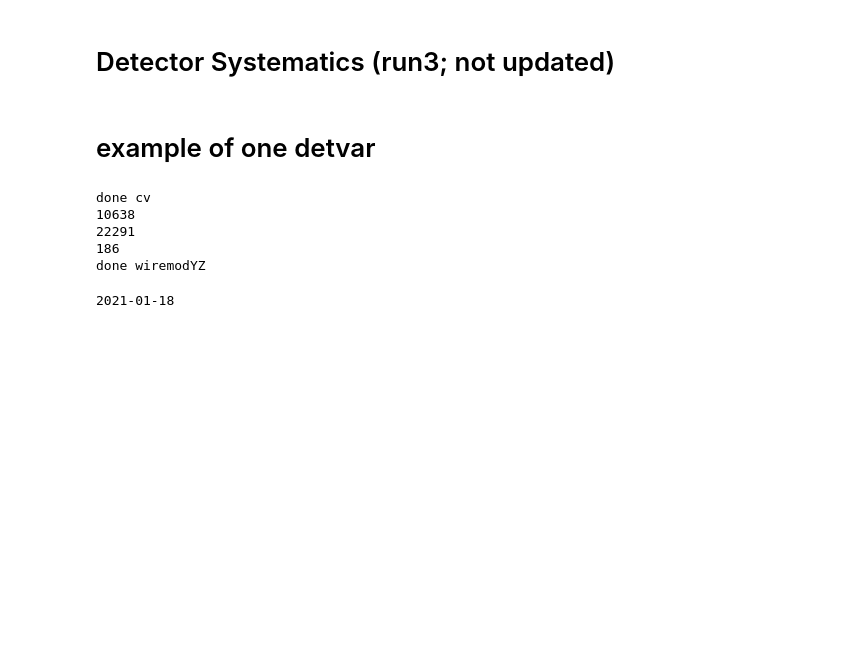
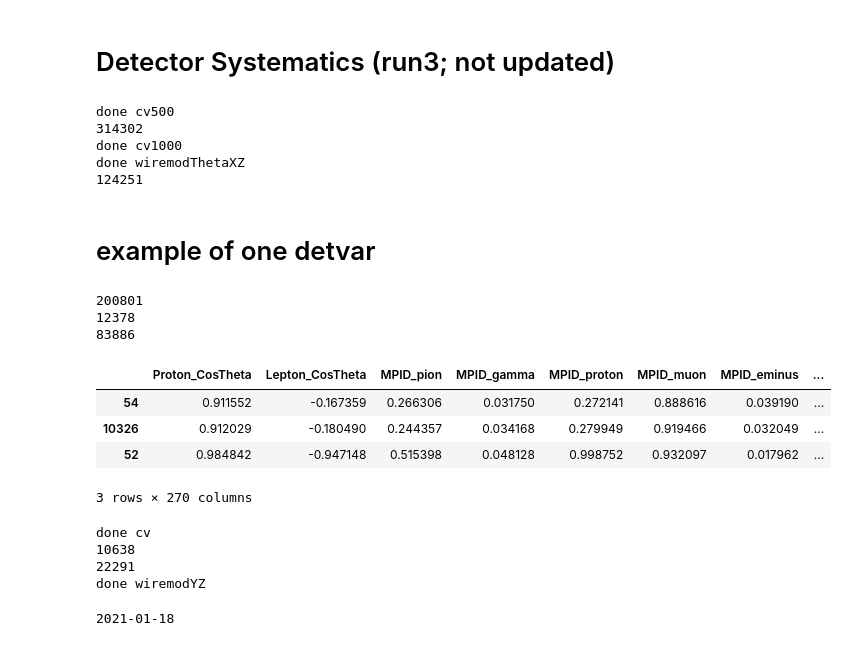
Before and after one commit to LArbys/1L1PSelection, a Jupyter notebook: Notebooks/PickleSamples-FinalFiles.ipynb, the cells around one changed output. Cells and saved outputs as stored; diff of their text form; code cells hidden in the pictures; blank space fills up the shorter version.

Commit message:
Changed to take non-overlapping events, and POT normalizing, fixed some small bugs

```diff
--- a/Notebooks/PickleSamples-FinalFiles.ipynb
+++ b/Notebooks/PickleSamples-FinalFiles.ipynb
@@ -22,6 +22,7 @@ dumpfolder = '../PlotDumps'
 
 RSE  = ['run','subrun','event']
 RSEV = ['run','subrun','event','vtxid']
+RSECV = ['run','subrun','event',"isCV"]
 
 #with open('/home/dcianci/Physics/1e1p/1mu1pSelection/bdtweight_series4_Sept16_run1.pickle','rb') as handle: bkgBDT_run1 = pickle.load(handle)          # Load BDT weights for 1mu1p background differentiation
 #with open('/home/dcianci/Physics/1e1p/1mu1pSelection/bdtweight_series4_Sept16_run2.pickle','rb') as handle: bkgBDT_run2 = pickle.load(handle)          # Load BDT weights for 1mu1p background differentiation
@@ -518,5 +525,56 @@ def passPrecut(row):
     #precuts ='PassSimpleCuts == 1 and ChargeNearTrunk > 0 and FailedBoost != 1 and OpenAng > .5 and '
     #s_precut = orthogonalcut + ' and ' + precuts
     return (row['PassSimpleCuts'] == 1 and row['ChargeNearTrunk'] > 0 and row['FailedBoost'] != 1 and row['OpenAng'] > .5 and row['MaxShrFrac'] < .2)
+# %%
+df_mc_cvweight_500 = read_root('%s/weights_forCV_v48_Sep24_bnb_nu_DetVar_run3.root'%auxfolder)
+df_mc_cvweight_1000 = read_root('%s/weights_forCV_v48_Sep24_bnb_nu_run3.root'%auxfolder)
+#print('!!!!!!!!!!!!!!!!!!!!!!!!!!!!!')
+#print(df_mc_cvweight_1000)
+df_cv_500 = read_root('%s/mcc9_v40_bnb_nu_overlay_run3b_CV_v1_1_3_fvv_numu.root'%datafolder,'dlana/FinalVertexVariables')
+#df_passPi0 = pd.read_table('%s/Pi0Sel/July27_CV_numu.txt',sep=',')
+#df_passPi0['PassFinalSelectionPi0'] = 1
+#df_cv = df_cv.join(df_passPi0.set_index(RSEV),on=RSEV)
+print('done cv500')
+
+df_cv_1000 = read_root('%s/mcc9_v29e_dl_run3b_bnb_nu_overlay_nocrtremerge_finalbdt.root'%datafolder,'dlana/FinalVertexVariables')
+#df_passPi0 = pd.read_table('%s/Pi0Sel/July27_CV_numu.txt',sep=',')
+#df_passPi0['PassFinalSelectionPi0'] = 1
+#df_cv = df_cv.join(df_passPi0.set_index(RSEV),on=RSEV)
+print(df_cv_1000.shape[0])
+print('done cv1000')
+
+
+s_data = 'wiremodThetaXZ'
+df_bnb = read_root('%s/mcc9_v40_bnb_nu_overlay_run3b_detvar_WireModThetaXZ_numu_v1_1_3_fvv.root'%datafolder,'dlana/FinalVertexVariables')
+#df_passPi0 = pd.read_table('%s/Pi0Sel/July27_wiremodthetaXZ_numu.txt',sep=',')
+#df_passPi0['PassFinalSelectionPi0'] = 1
+#df_bnb_wPass = df_bnb.join(df_passPi0.set_index(RSEV),on=RSEV)
+df_bnb_wCV_wPass_wProc = proc_detvar_mc(df_bnb,df_cv_1000,good_run3_df,df_mc_cvweight_1000)
+#df_bnb_wCV_wPass_wProc.to_parquet('%s/pickles/%s_%s_%s.parquet'%(datafolder,s_data,run,tag))
+print('done %s'%s_data)
+print(df_bnb_wCV_wPass_wProc.shape[0])
+# %% [output]
+done cv500
+314302
+done cv1000
+done wiremodThetaXZ
+124251
 # %% [markdown]
 # example of one detvar
+# %%
+print(df_cv_1000[RSE].drop_duplicates().shape[0])
+print(df_bnb[RSE].drop_duplicates().shape[0])
+print(df_bnb_wCV_wPass_wProc[RSE].drop_duplicates().shape[0])
+overlap = df_cv_1000.merge(df_bnb[RSE],how='inner')[RSE].drop_duplicates()
+overlap
+#df_bnb_wCV_wPass_wProc = df_bnb_wCV_wPass_wProc.sort_values(RSECV, ascending=False)
+df_bnb_wCV_wPass_wProc.query("run==16934 and subrun ==73")
+# %% [output]
+200801
+12378
+83886
+|  | Proton_CosTheta | Lepton_CosTheta | MPID_pion | MPID_gamma | MPID_proton | MPID_muon | MPID_eminus | ... |
+| 54 | 0.911552 | -0.167359 | 0.266306 | 0.031750 | 0.272141 | 0.888616 | 0.039190 | ... |
+| 10326 | 0.912029 | -0.180490 | 0.244357 | 0.034168 | 0.279949 | 0.919466 | 0.032049 | ... |
+| 52 | 0.984842 | -0.947148 | 0.515398 | 0.048128 | 0.998752 | 0.932097 | 0.017962 | ... |
+3 rows × 270 columns
@@ -536,15 +596,14 @@ print(df_bnb.shape[0])
 #df_passPi0 = pd.read_table('../../data/detsys/Pi0Sel/July27_wiremodthetaXZ_numu.txt',sep=',')
 #df_passPi0['PassFinalSelectionPi0'] = 1
 #df_bnb_wPass = df_bnb.join(df_passPi0.set_index(RSEV),on=RSEV)
-df_bnb_wCV_wPass_wProc = proc_detvar_mc(df_bnb,df_cv,good_run3_df)
-print(df_bnb_wCV_wPass_wProc.shape[0])
+#df_bnb_wCV_wPass_wProc = proc_detvar_mc(df_bnb,df_cv,good_run3_df)
+#print(df_bnb_wCV_wPass_wProc.shape[0])
 #df_bnb_wCV_wPass_wProc.to_parquet('%s/pickles/%s_%s.parquet'%(datafolder,s_data,tag))
 print('done %s'%s_data)
 # %% [output]
 done cv
 10638
 22291
-186
 done wiremodYZ
 # %%
 print(tag)
```
Also changed, not shown: parts of 5 cells of this notebook, 1 other file.
